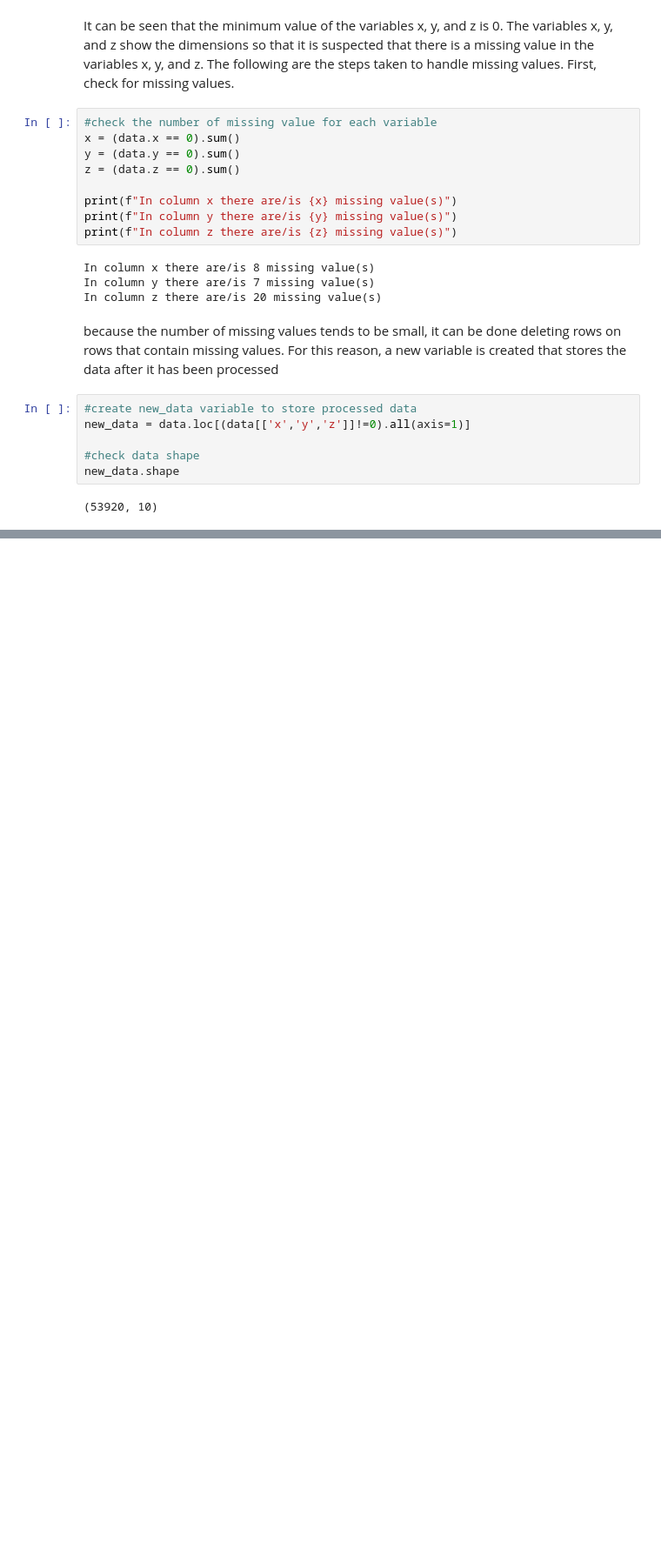
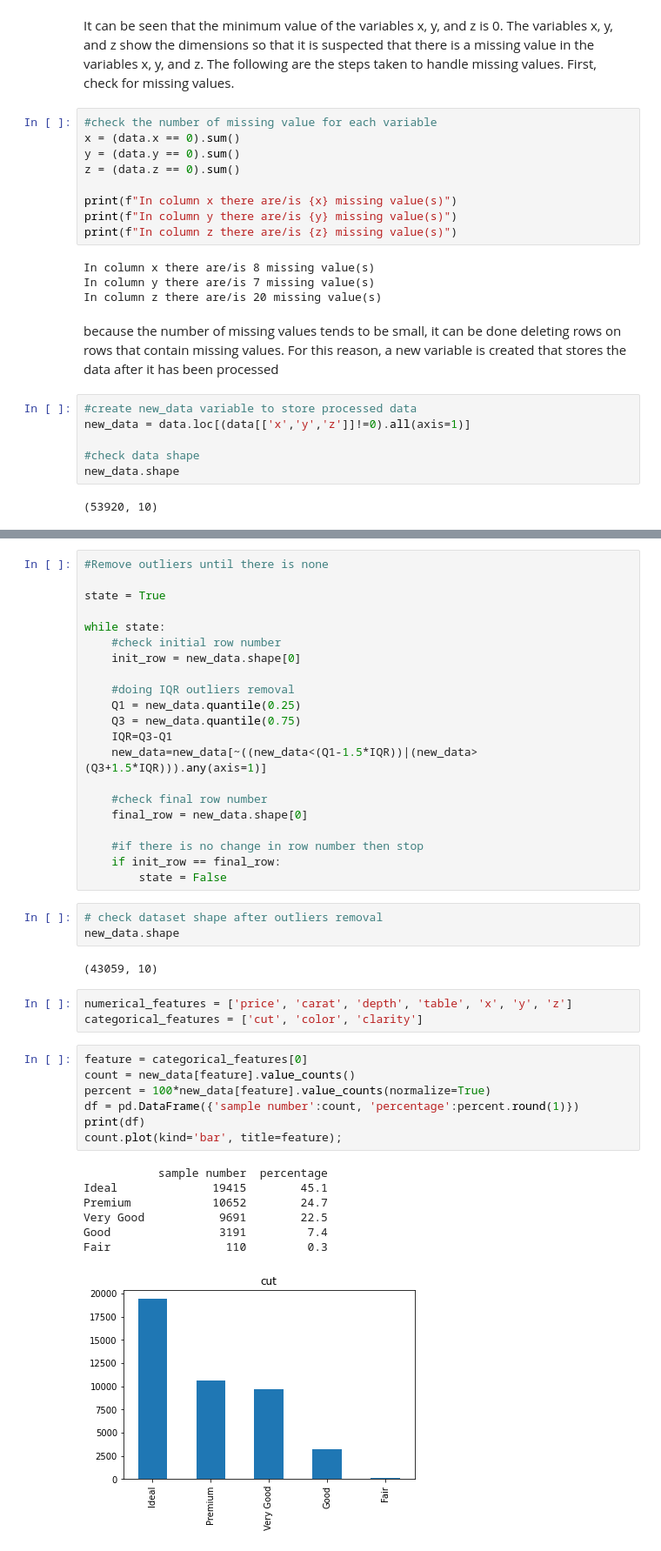
Before and after one commit to haseaalf/Diamond-Price-Prediction, a Jupyter notebook: development_notebook.ipynb, the cells around one changed output, grey strips where cells are left out. Shown at 87% size. Drawn from its saved outputs; the diff is of its cells as text; blank space fills up the shorter version.

```diff
--- a/development_notebook.ipynb
+++ b/development_notebook.ipynb
@@ -86,0 +108,44 @@ new_data.shape
+# %%
+#Remove outliers until there is none
+
+state = True
+
+while state:
+    #check initial row number
+    init_row = new_data.shape[0]
+
+    #doing IQR outliers removal
+    Q1 = new_data.quantile(0.25)
+    Q3 = new_data.quantile(0.75)
+    IQR=Q3-Q1
+    new_data=new_data[~((new_data<(Q1-1.5*IQR))|(new_data>(Q3+1.5*IQR))).any(axis=1)]
+
+    #check final row number
+    final_row = new_data.shape[0]
+
+    #if there is no change in row number then stop
+    if init_row == final_row:
+        state = False
+# %%
+# check dataset shape after outliers removal
+new_data.shape
+# %% [output]
+(43059, 10)
+# %%
+numerical_features = ['price', 'carat', 'depth', 'table', 'x', 'y', 'z']
+categorical_features = ['cut', 'color', 'clarity']
+# %%
+feature = categorical_features[0]
+count = new_data[feature].value_counts()
+percent = 100*new_data[feature].value_counts(normalize=True)
+df = pd.DataFrame({'sample number':count, 'percentage':percent.round(1)})
+print(df)
+count.plot(kind='bar', title=feature);
+# %% [output]
+           sample number  percentage
+Ideal              19415        45.1
+Premium            10652        24.7
+Very Good           9691        22.5
+Good                3191         7.4
+Fair                 110         0.3
+[figure, added]
```
Also changed, not shown: parts of 28 cells of this notebook.
